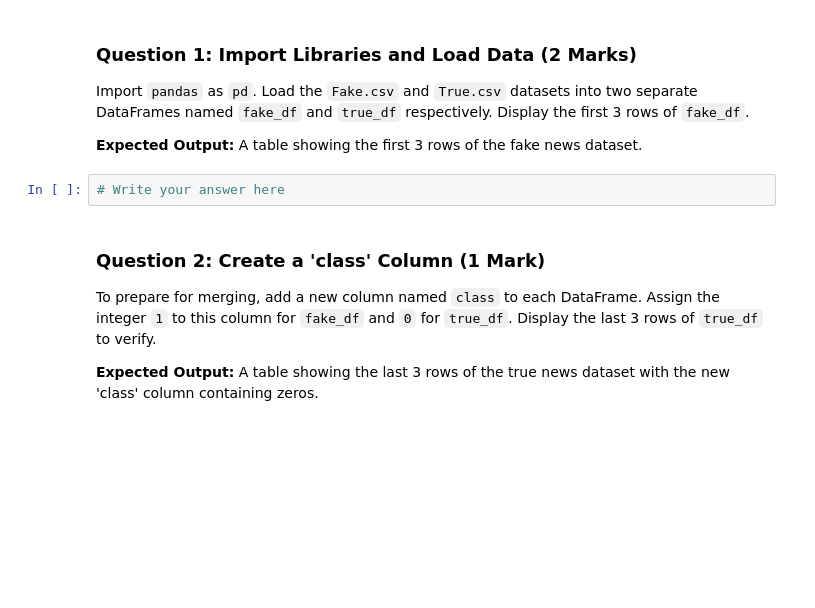
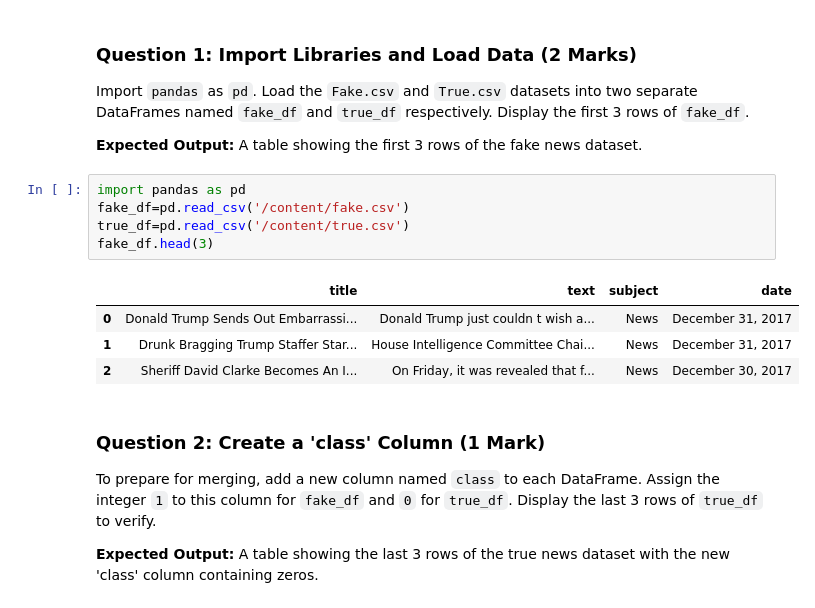
Before and after one commit to aishanibanerjee151007-dotcom/IDEAS-TIH-Internship-2026, a Jupyter notebook: 04_Fake_News_Detection_and_Evaluation_with_Confusion_Matrix_Summer_2026.ipynb, the cells around one changed output. Saved outputs shown, nothing was run; the diff lists cells and outputs as text; blank space fills up the shorter version.

```diff
--- a/04_Fake_News_Detection_and_Evaluation_with_Confusion_Matrix_Summer_2026.ipynb
+++ b/04_Fake_News_Detection_and_Evaluation_with_Confusion_Matrix_Summer_2026.ipynb
@@ -45,8 +45,16 @@ The project utilizes a publicly available dataset composed of two distinct class
 Import `pandas` as `pd`. Load the `Fake.csv` and `True.csv` datasets into two separate DataFrames named `fake_df` and `true_df` respectively. Display the first 3 rows of `fake_df`.
 
 **Expected Output:** A table showing the first 3 rows of the fake news dataset.
-# %%
-# Write your answer here
+# %%
+import pandas as pd
+fake_df=pd.read_csv('/content/fake.csv')
+true_df=pd.read_csv('/content/true.csv')
+fake_df.head(3)
+# %% [output]
+|  | title | text | subject | date |
+| 0 | Donald Trump Sends Out Embarrassi... | Donald Trump just couldn t wish a... | News | December 31, 2017 |
+| 1 | Drunk Bragging Trump Staffer Star... | House Intelligence Committee Chai... | News | December 31, 2017 |
+| 2 | Sheriff David Clarke Becomes An I... | On Friday, it was revealed that f... | News | December 30, 2017 |
 # %% [markdown]
 ### Question 2: Create a 'class' Column (1 Mark)
 
```
Also changed, not shown: parts of 18 cells of this notebook.
